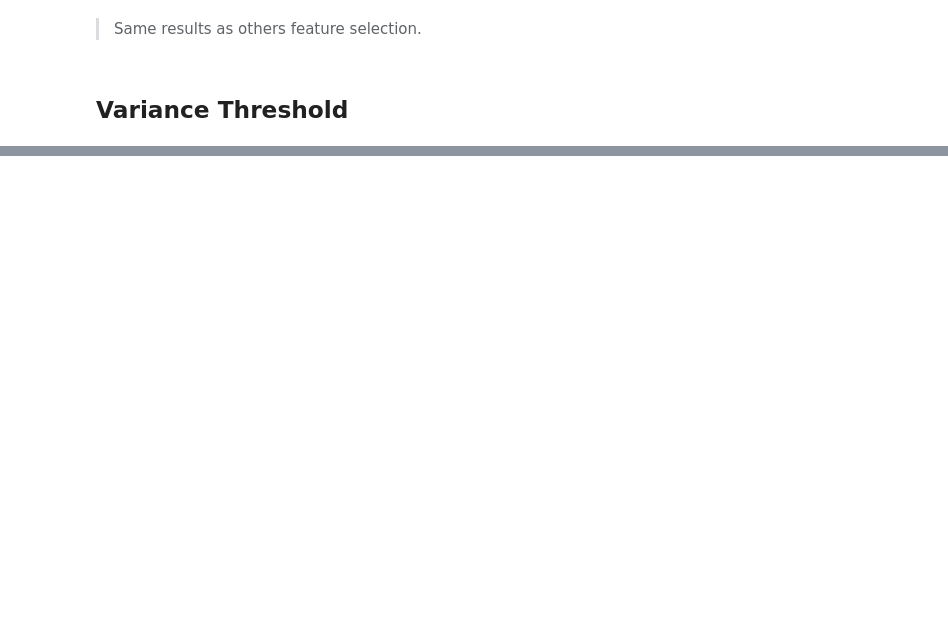
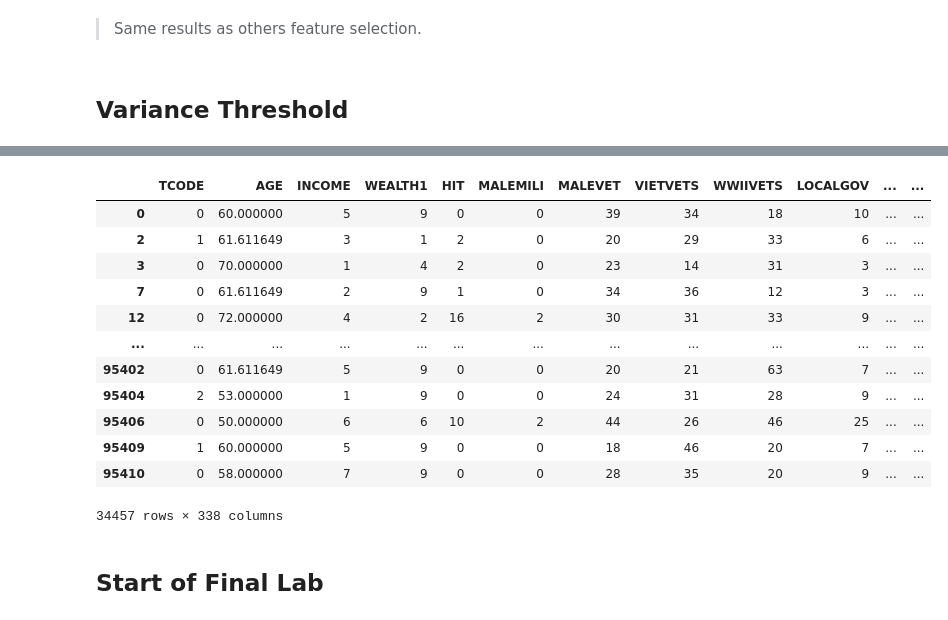
Before and after one commit to lucianosabbatini/lab-random-forests, a Jupyter notebook: files_for_lab/Lab Random Forests.ipynb, the cells around one changed output, grey strips where cells are left out. Cells and saved outputs as stored; diff of their text form; code cells hidden in the pictures; blank space fills up the shorter version.

```diff
--- a/files_for_lab/Lab Random Forests.ipynb
+++ b/files_for_lab/Lab Random Forests.ipynb
@@ -454,0 +272,26 @@ array([[10126,  7957],
+# %%
+X_all=pd.concat([encoded, num_scaled], axis=1)
+# %%
+X_all_selected=X_all.drop(droplist_var, axis=1)
+# %%
+X['predicted donation']=clf.predict(X_all_selected)
+# %%
+X_predict_D_amount=X[X['predicted donation'] == True]
+# %%
+X_predict_D_amount
+# %% [output]
+|  | TCODE | AGE | INCOME | WEALTH1 | HIT | MALEMILI | MALEVET | VIETVETS | WWIIVETS | LOCALGOV | ... | ... |
+| 0 | 0 | 60.000000 | 5 | 9 | 0 | 0 | 39 | 34 | 18 | 10 | ... | ... |
+| 2 | 1 | 61.611649 | 3 | 1 | 2 | 0 | 20 | 29 | 33 | 6 | ... | ... |
+| 3 | 0 | 70.000000 | 1 | 4 | 2 | 0 | 23 | 14 | 31 | 3 | ... | ... |
+| 7 | 0 | 61.611649 | 2 | 9 | 1 | 0 | 34 | 36 | 12 | 3 | ... | ... |
+| 12 | 0 | 72.000000 | 4 | 2 | 16 | 2 | 30 | 31 | 33 | 9 | ... | ... |
+| ... | ... | ... | ... | ... | ... | ... | ... | ... | ... | ... | ... | ... |
+| 95402 | 0 | 61.611649 | 5 | 9 | 0 | 0 | 20 | 21 | 63 | 7 | ... | ... |
+| 95404 | 2 | 53.000000 | 1 | 9 | 0 | 0 | 24 | 31 | 28 | 9 | ... | ... |
+| 95406 | 0 | 50.000000 | 6 | 6 | 10 | 2 | 44 | 26 | 46 | 25 | ... | ... |
+| 95409 | 1 | 60.000000 | 5 | 9 | 0 | 0 | 18 | 46 | 20 | 7 | ... | ... |
+| 95410 | 0 | 58.000000 | 7 | 9 | 0 | 0 | 28 | 35 | 20 | 9 | ... | ... |
+34457 rows × 338 columns
+# %% [markdown]
+## Start of Final Lab
```
Also changed, not shown: parts of 78 cells of this notebook.
